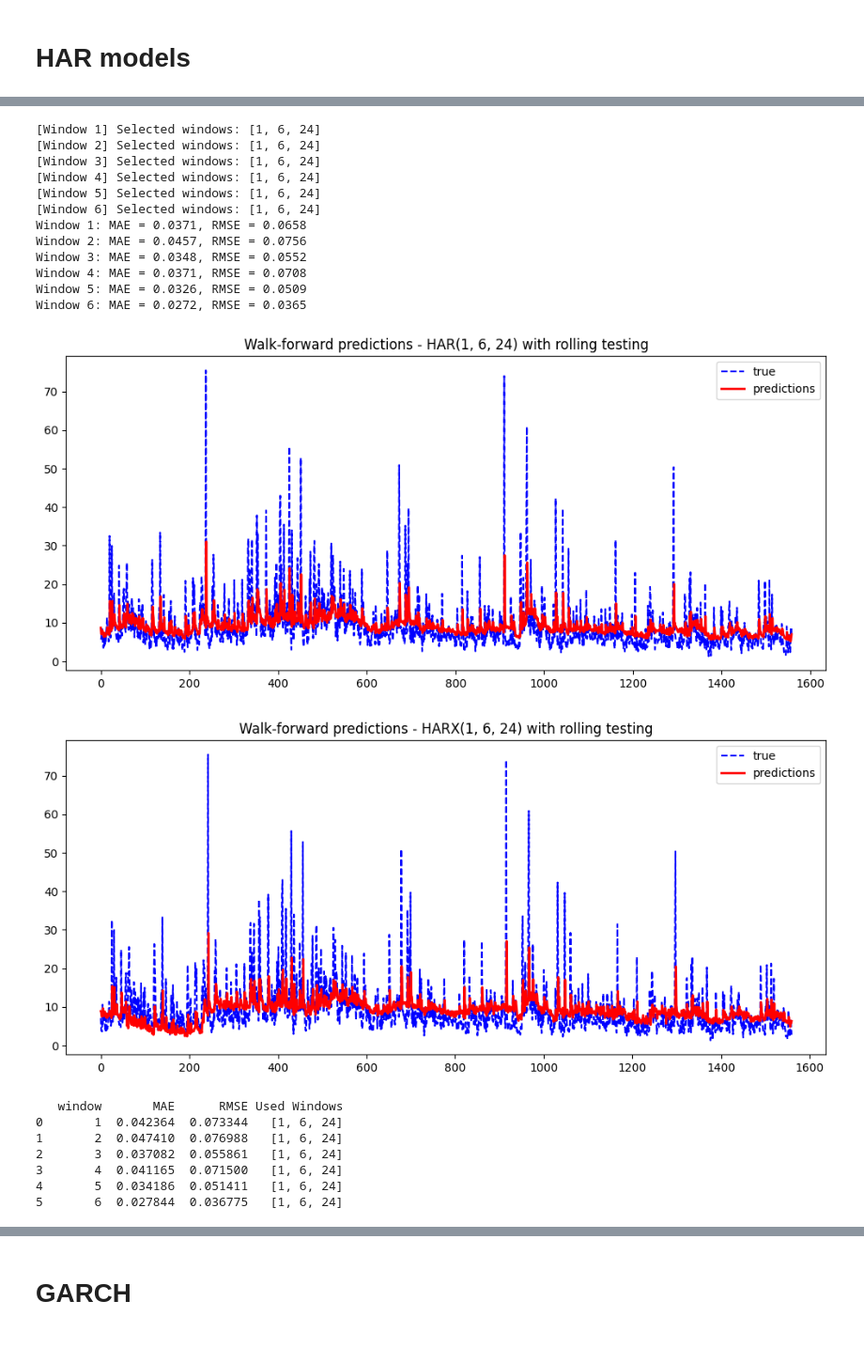
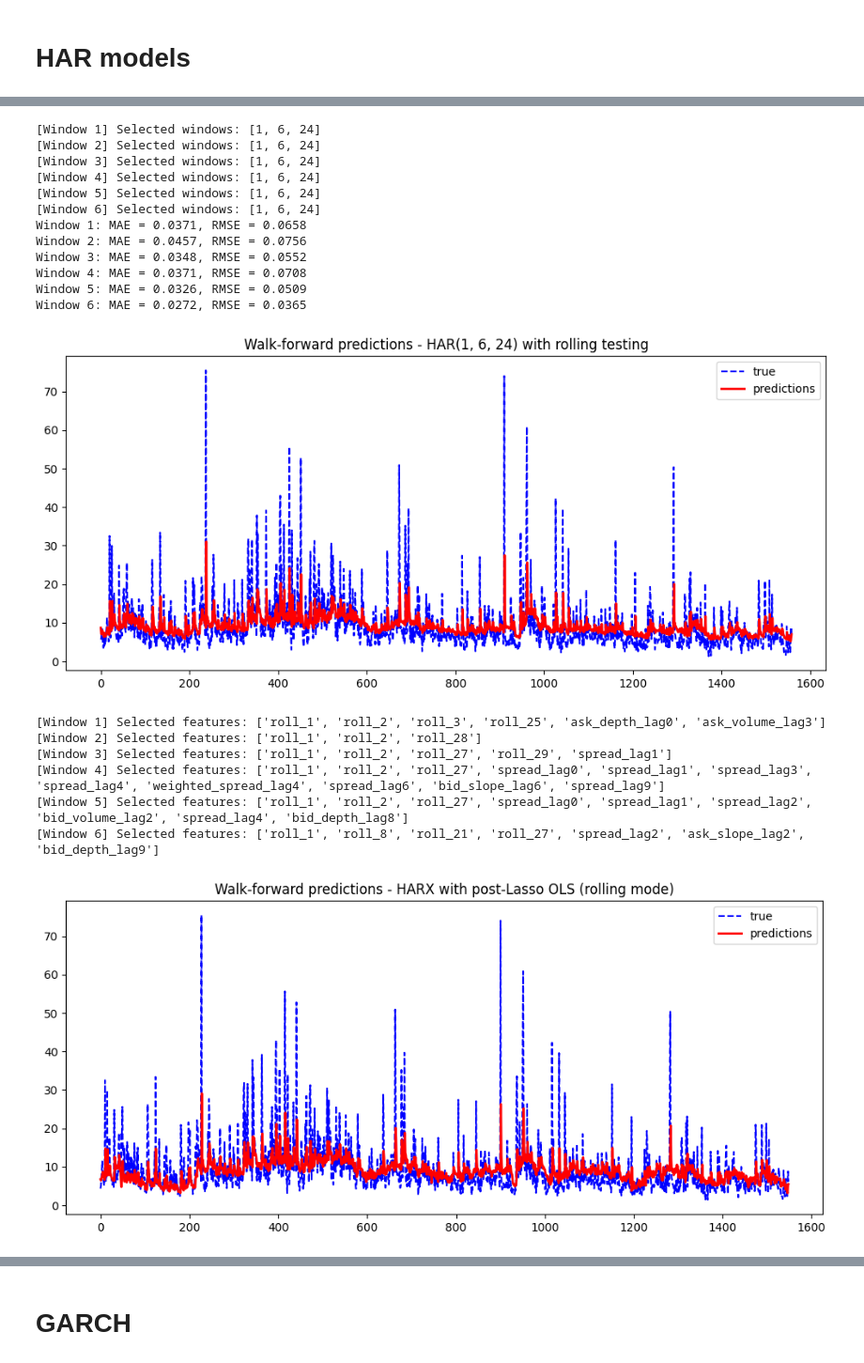
Before and after one commit to AugusteDP-git/bitcoin-volatility-forecasting, a Jupyter notebook: main.ipynb, the cells around one changed output, grey strips where cells are left out. Shown at 94% size. Cells and saved outputs as stored; diff of their text form; code cells hidden in the pictures.

```diff
--- a/main.ipynb
+++ b/main.ipynb
@@ -505,61 +505,65 @@ from Models.HARX import *
 df = pd.read_csv('Data/hourly_data_ff.csv')
 Y = df['vol'].values
 
+#Flexible HAR
 sim1 = HARSimulator(df=df, Y=Y, shift=1, mode='rolling', use_lasso=True)
 sim1.add_rolling_features()
 sim1.run_simulation()
 sim1.plot_predictions()
 sim1.summary()
 
+#HAR
 sim2 = HARSimulator(df=df, Y=Y, shift=1, mode='rolling', use_lasso=False, fixed_windows=[1, 6, 24])
 sim2.add_rolling_features()
 sim2.run_simulation()
 sim2.plot_predictions()
 sim2.summary()
 
-sim3 = HARXSimulator(df=df, Y=Y, shift=1, mode='rolling')
-sim3.add_rolling_features()
-sim3.run_simulation()
-sim3.plot_predictions()
-sim3.summary()
+#Flexible HARX
+sim = HARXSimulator(df=df, Y=Y, shift=1, har_windows=False, mode='rolling',lag=10)
+sim.add_rolling_features()
+sim.run_simulation()
+sim.plot_predictions()
+sim.summary()
 
-sim4 = HARXSimulator(df=df, Y=Y, shift=1, mode='rolling', GCT = True)
-sim4.add_rolling_features()
-sim4.run_simulation()
-sim4.plot_predictions()
-sim4.summary()
+
+#HARX
+sim = HARXSimulator(df=df, Y=Y, shift=1, har_windows=True, mode='rolling',lag=10)
+sim.add_rolling_features()
+sim.run_simulation()
+sim.plot_predictions()
+sim.summary()
 # %% [output]
 [Window 1] Selected windows: [1, 2, 3, 25]
 [Window 2] Selected windows: [1, 2, 28]
 [Window 3] Selected windows: [1, 2, 7, 15, 17, 27, 29]
 [Window 4] Selected windows: [1, 2, 4, 5, 9, 16, 17, 21, 27]
 [Window 5] Selected windows: [1, 2, 8, 16, 17, 21, 27]
 [Window 6] Selected windows: [1, 21, 27]
 Window 1: MAE = 0.0368, RMSE = 0.0657
 Window 2: MAE = 0.0457, RMSE = 0.0753
 Window 3: MAE = 0.0347, RMSE = 0.0547
 Window 4: MAE = 0.0371, RMSE = 0.0719
 Window 5: MAE = 0.0326, RMSE = 0.0515
 Window 6: MAE = 0.0270, RMSE = 0.0363
 [figure]
 [Window 1] Selected windows: [1, 6, 24]
 [Window 2] Selected windows: [1, 6, 24]
 [Window 3] Selected windows: [1, 6, 24]
 [Window 4] Selected windows: [1, 6, 24]
 [Window 5] Selected windows: [1, 6, 24]
 [Window 6] Selected windows: [1, 6, 24]
 Window 1: MAE = 0.0371, RMSE = 0.0658
 Window 2: MAE = 0.0457, RMSE = 0.0756
 Window 3: MAE = 0.0348, RMSE = 0.0552
 Window 4: MAE = 0.0371, RMSE = 0.0708
 Window 5: MAE = 0.0326, RMSE = 0.0509
 Window 6: MAE = 0.0272, RMSE = 0.0365
 [figure]
+[Window 1] Selected features: ['roll_1', 'roll_2', 'roll_3', 'roll_25', 'ask_depth_lag0', 'ask_volume_lag3']
+[Window 2] Selected features: ['roll_1', 'roll_2', 'roll_28']
+[Window 3] Selected features: ['roll_1', 'roll_2', 'roll_27', 'roll_29', 'spread_lag1']
+[Window 4] Selected features: ['roll_1', 'roll_2', 'roll_27', 'spread_lag0', 'spread_lag1', 'spread_lag3', 'spread_lag4', 'weighted_spread_lag4', 'spread_lag6', 'bid_slope_lag6', 'spread_lag9']
+[Window 5] Selected features: ['roll_1', 'roll_2', 'roll_27', 'spread_lag0', 'spread_lag1', 'spread_lag2', 'bid_volume_lag2', 'spread_lag4', 'bid_depth_lag8']
+[Window 6] Selected features: ['roll_1', 'roll_8', 'roll_21', 'roll_27', 'spread_lag2', 'ask_slope_lag2', 'bid_depth_lag9']
-[figure, old version]
+[figure, new version]
-   window       MAE      RMSE Used Windows
-0       1  0.042364  0.073344   [1, 6, 24]
-1       2  0.047410  0.076988   [1, 6, 24]
-2       3  0.037082  0.055861   [1, 6, 24]
-3       4  0.041165  0.071500   [1, 6, 24]
-4       5  0.034186  0.051411   [1, 6, 24]
-5       6  0.027844  0.036775   [1, 6, 24]
```
Also changed, not shown: parts of 1 cell of this notebook, 3 other files.
